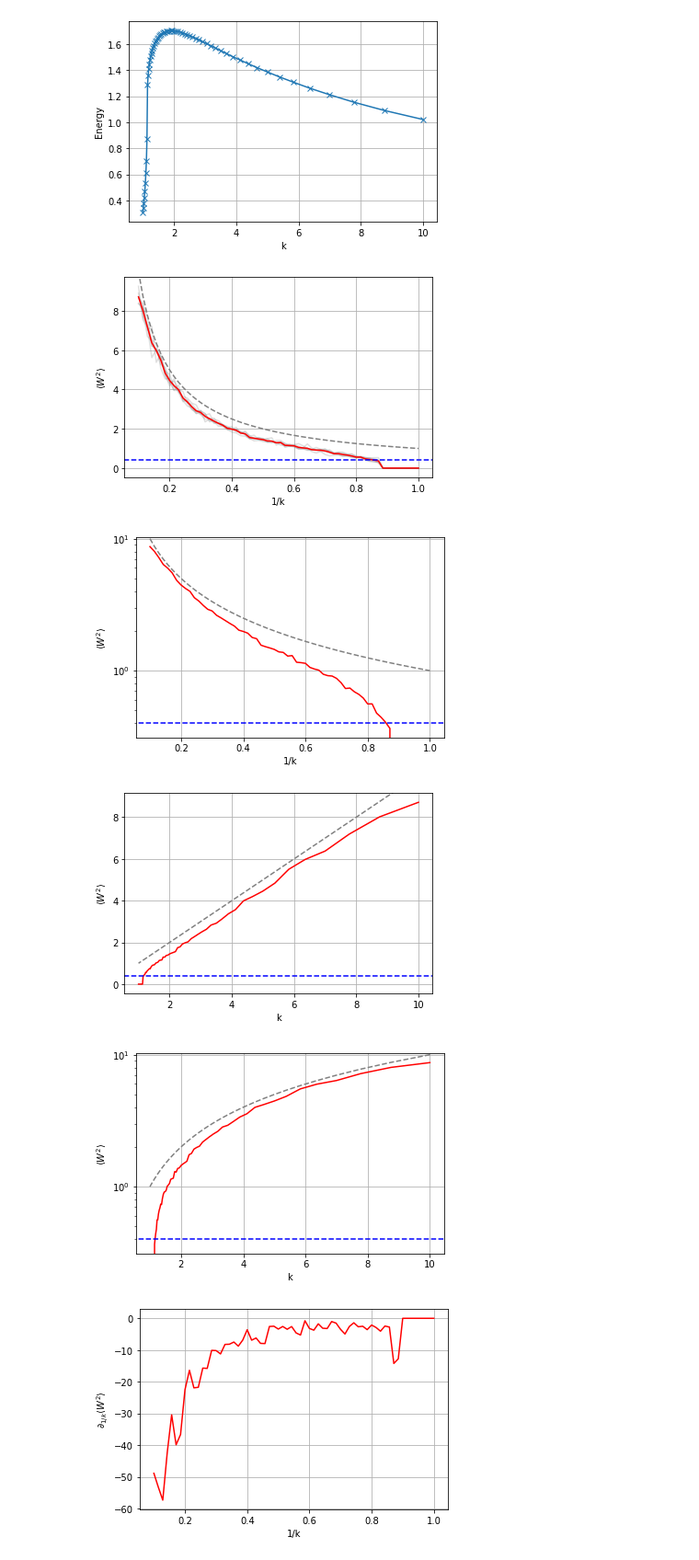
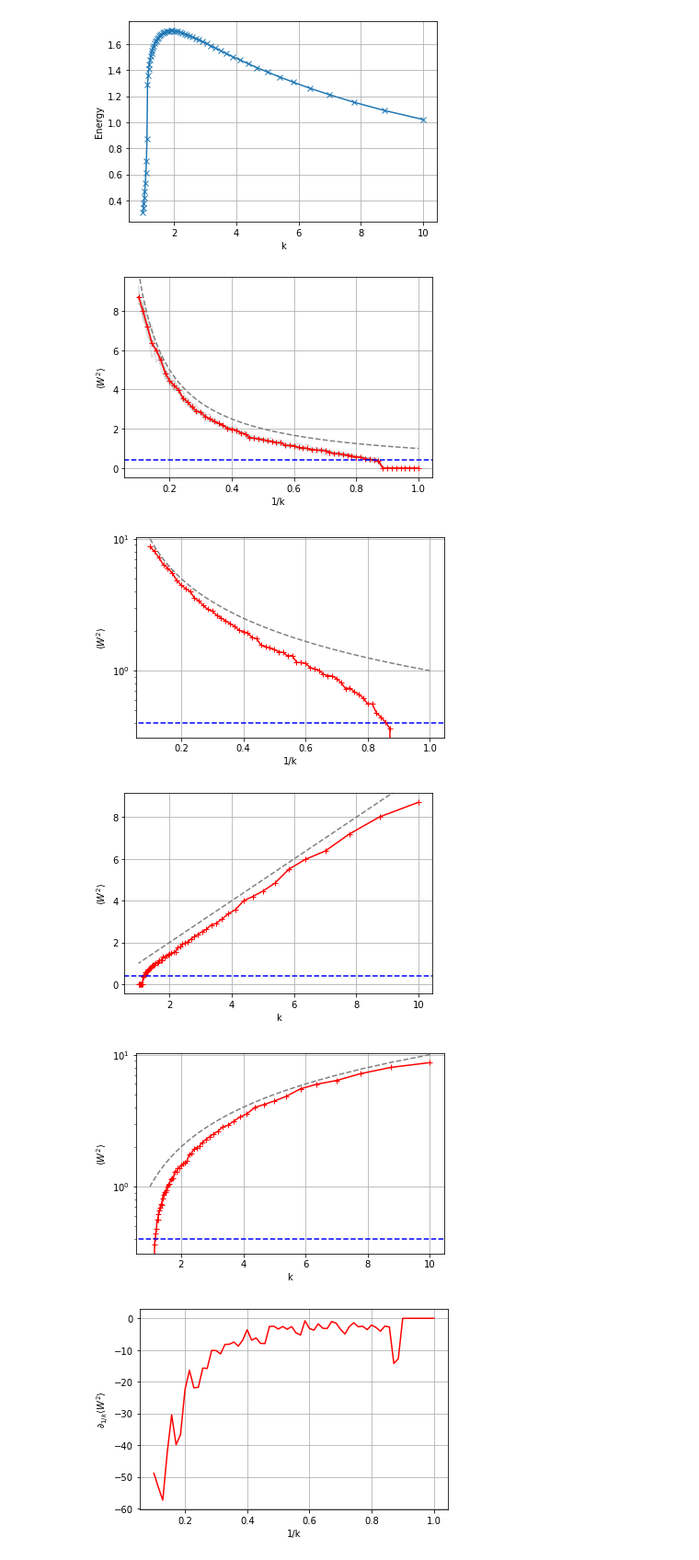
Before and after one commit to Renmusxd/PyGaugeMC, a Jupyter notebook: jupyter/ModifiedPotential.ipynb, the cells around one changed output. Shown at 92% size. Cells and saved outputs as stored; diff of their text form; code cells hidden in the pictures.

```diff
--- a/jupyter/ModifiedPotential.ipynb
+++ b/jupyter/ModifiedPotential.ipynb
@@ -55,11 +55,11 @@ for i in range(w_v_par.shape[-1]):
 
 w_v_par_var = w_v_par.mean(axis=-1)
 
-plt.plot(inv_ks, w_v_par_var, c='red')
+plt.plot(inv_ks, w_v_par_var, '+-', c='red')
 plt.grid()
 xlims = plt.xlim()
 ylims = plt.ylim()
-plt.plot([-100,100], [0.4,0.4], 'x--', c='blue')
+plt.plot([-100,100], [0.4,0.4], '--', c='blue')
 plt.plot(inv_ks, 1/inv_ks, '--', c='gray')
 plt.xlim(xlims)
 plt.ylim(ylims)
@@ -67,48 +67,48 @@ plt.xlabel('1/k')
 plt.ylabel(r'$\langle W^2 \rangle$')
 plt.show()
 
-plt.plot(inv_ks, w_v_par_var, c='red')
+plt.plot(inv_ks, w_v_par_var, '+-', c='red')
 plt.grid()
 plt.yscale('log')
 xlims = plt.xlim()
 ylims = plt.ylim()
-plt.plot([-100,100], [0.4,0.4], 'x--', c='blue')
+plt.plot([-100,100], [0.4,0.4], '--', c='blue')
 plt.plot(inv_ks, 1/inv_ks, '--', c='gray')
 plt.xlim(xlims)
 plt.ylim(ylims)
 plt.xlabel('1/k')
 plt.ylabel(r'$\langle W^2 \rangle$')
 plt.show()
 
-plt.plot(1./inv_ks, w_v_par_var, c='red')
+plt.plot(1./inv_ks, w_v_par_var,'+-',  c='red')
 plt.grid()
 xlims = plt.xlim()
 ylims = plt.ylim()
 plt.plot([-100,100], [0.4,0.4], '--', c='blue')
 plt.plot(1/inv_ks, 1/inv_ks, '--', c='gray')
 plt.xlim(xlims)
 plt.ylim(ylims)
 plt.xlabel('k')
 plt.ylabel(r'$\langle W^2 \rangle$')
 plt.show()
 
-plt.plot(1./inv_ks, w_v_par_var, c='red')
+plt.plot(1./inv_ks, w_v_par_var,'+-',  c='red')
 plt.grid()
 plt.yscale('log')
 xlims = plt.xlim()
 ylims = plt.ylim()
 plt.plot([-100,100], [0.4,0.4], '--', c='blue')
 plt.plot(1/inv_ks, 1/inv_ks, '--', c='gray')
 plt.xlim(xlims)
 plt.ylim(ylims)
 plt.xlabel('k')
 plt.ylabel(r'$\langle W^2 \rangle$')
 plt.show()
 # %% [output]
-[figure, old version]
+[figure, new version]
 [figure]
-[figure, old version]
+[figure, new version]
-[figure, old version]
+[figure, new version]
 # %%
 grad = np.gradient(w_v_par.mean(axis=-1), inv_ks)
 
```
